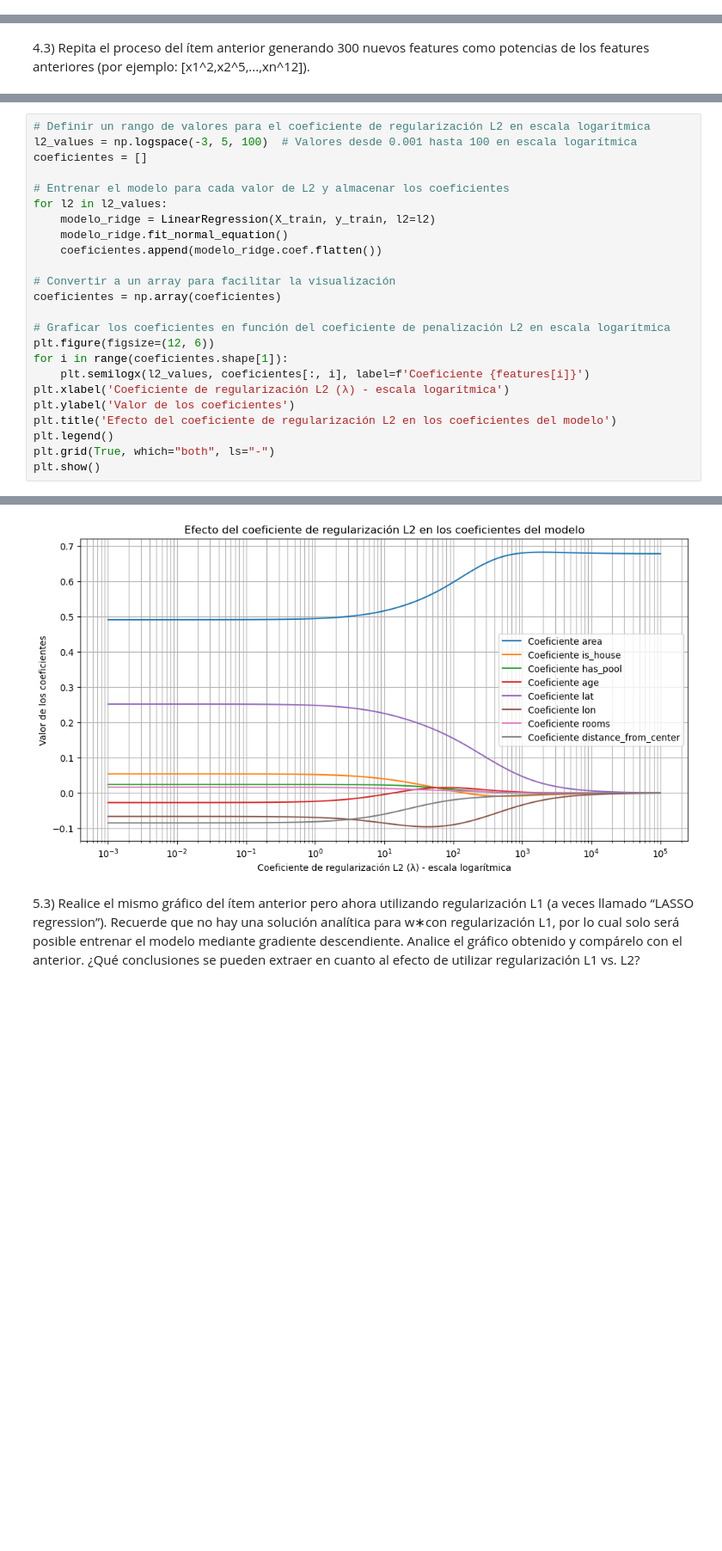
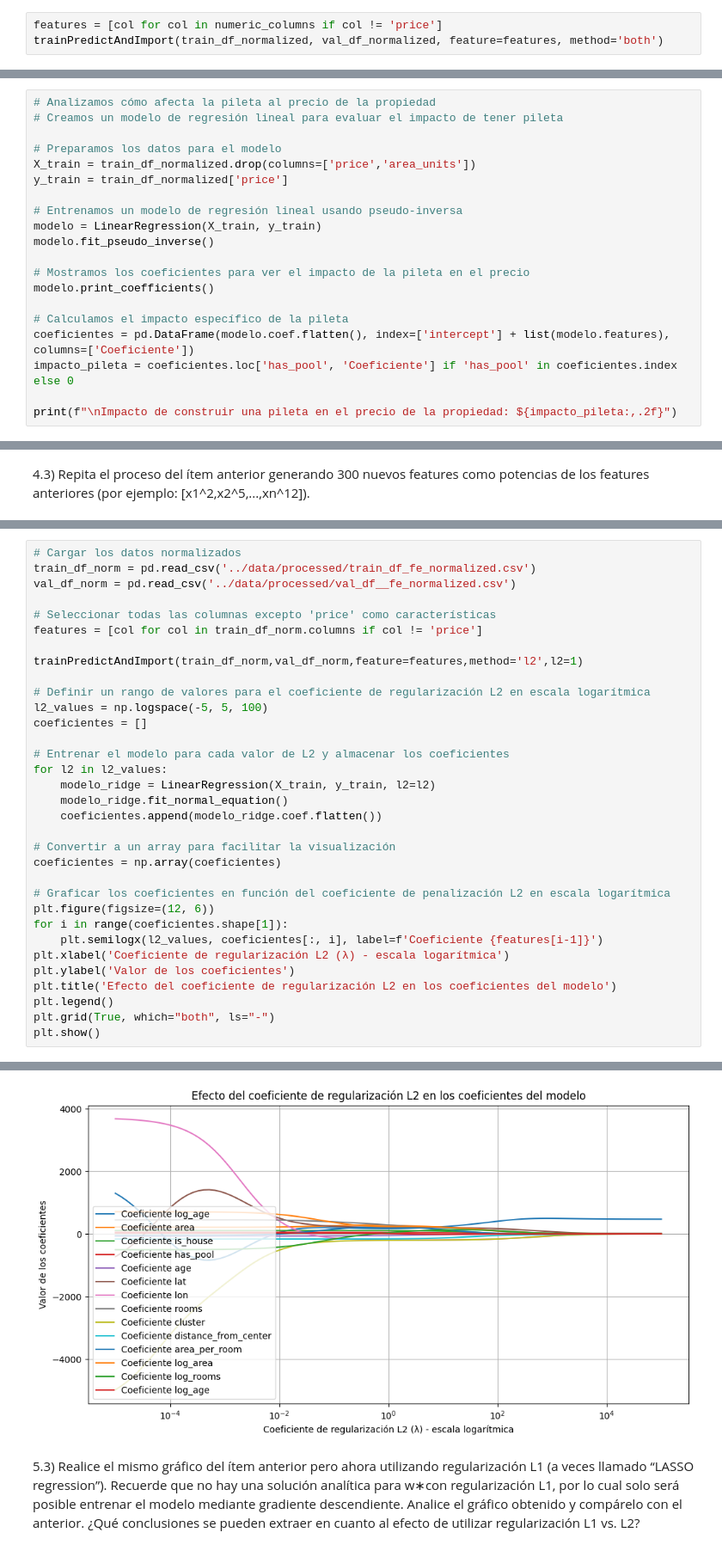
Before and after one commit to mattemusacchio/ML, a Jupyter notebook: tp1/notebooks/Entrega_TP1.ipynb, the cells around one changed output, grey strips where cells are left out. Shown at 86% size. Saved outputs shown, nothing was run; the diff lists cells and outputs as text; blank space fills up the shorter version.

```diff
--- a/tp1/notebooks/Entrega_TP1.ipynb
+++ b/tp1/notebooks/Entrega_TP1.ipynb
@@ -276,0 +230,3 @@ AttributeError: 'numpy.ndarray' object has no attribute 'columns'
+# %%
+features = [col for col in numeric_columns if col != 'price']
+trainPredictAndImport(train_df_normalized, val_df_normalized, feature=features, method='both')
@@ -532,0 +506,20 @@ Esto representa un aumento del 9.3% en el valor de la propiedad
+# %%
+# Analizamos cómo afecta la pileta al precio de la propiedad
+# Creamos un modelo de regresión lineal para evaluar el impacto de tener pileta
+
+# Preparamos los datos para el modelo
+X_train = train_df_normalized.drop(columns=['price','area_units'])
+y_train = train_df_normalized['price']
+
+# Entrenamos un modelo de regresión lineal usando pseudo-inversa
+modelo = LinearRegression(X_train, y_train)
+modelo.fit_pseudo_inverse()
+
+# Mostramos los coeficientes para ver el impacto de la pileta en el precio
+modelo.print_coefficients()
+
+# Calculamos el impacto específico de la pileta
+coeficientes = pd.DataFrame(modelo.coef.flatten(), index=['intercept'] + list(modelo.features), columns=['Coeficiente'])
+impacto_pileta = coeficientes.loc['has_pool', 'Coeficiente'] if 'has_pool' in coeficientes.index else 0
+
+print(f"\nImpacto de construir una pileta en el precio de la propiedad: ${impacto_pileta:,.2f}")
@@ -883,8 +886,17 @@ coeficientes de regularización L2 y L1, que por defecto serán 0.
 regression”) utilizando como características las mismas que en el punto 4.2) y grafique
 el valor de los parametros w∗en función del coeficiente de penalización λ.
 # %%
+# Cargar los datos normalizados
+train_df_norm = pd.read_csv('../data/processed/train_df_fe_normalized.csv')
+val_df_norm = pd.read_csv('../data/processed/val_df__fe_normalized.csv')
+
+# Seleccionar todas las columnas excepto 'price' como características
+features = [col for col in train_df_norm.columns if col != 'price']
+
+trainPredictAndImport(train_df_norm,val_df_norm,feature=features,method='l2',l2=1)
+
 # Definir un rango de valores para el coeficiente de regularización L2 en escala logarítmica
-l2_values = np.logspace(-3, 5, 100)  # Valores desde 0.001 hasta 100 en escala logarítmica
+l2_values = np.logspace(-5, 5, 100)
 coeficientes = []
 
 # Entrenar el modelo para cada valor de L2 y almacenar los coeficientes
@@ -899,7 +911,7 @@ coeficientes = np.array(coeficientes)
 # Graficar los coeficientes en función del coeficiente de penalización L2 en escala logarítmica
 plt.figure(figsize=(12, 6))
 for i in range(coeficientes.shape[1]):
-    plt.semilogx(l2_values, coeficientes[:, i], label=f'Coeficiente {features[i]}')
+    plt.semilogx(l2_values, coeficientes[:, i], label=f'Coeficiente {features[i-1]}')
 plt.xlabel('Coeficiente de regularización L2 (λ) - escala logarítmica')
 plt.ylabel('Valor de los coeficientes')
 plt.title('Efecto del coeficiente de regularización L2 en los coeficientes del modelo')
@@ -910,4 +947,4 @@ plt.show()
-[figure, old version]
+[figure, new version]
 # %% [markdown]
 5.3) Realice el mismo gráfico del ítem anterior pero ahora utilizando regularización L1 (a
 veces llamado “LASSO regression”). Recuerde que no hay una solución analítica para
```
Also changed, not shown: parts of 27 cells of this notebook, 13 other files.
